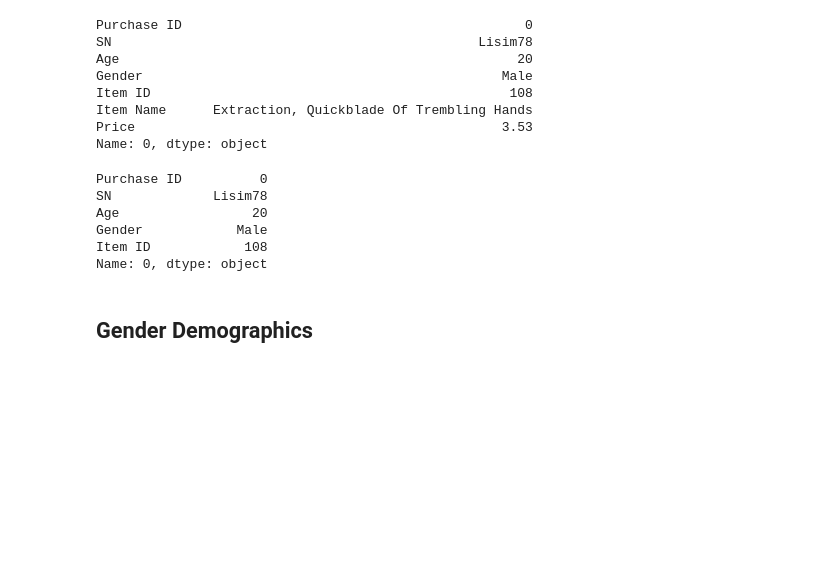
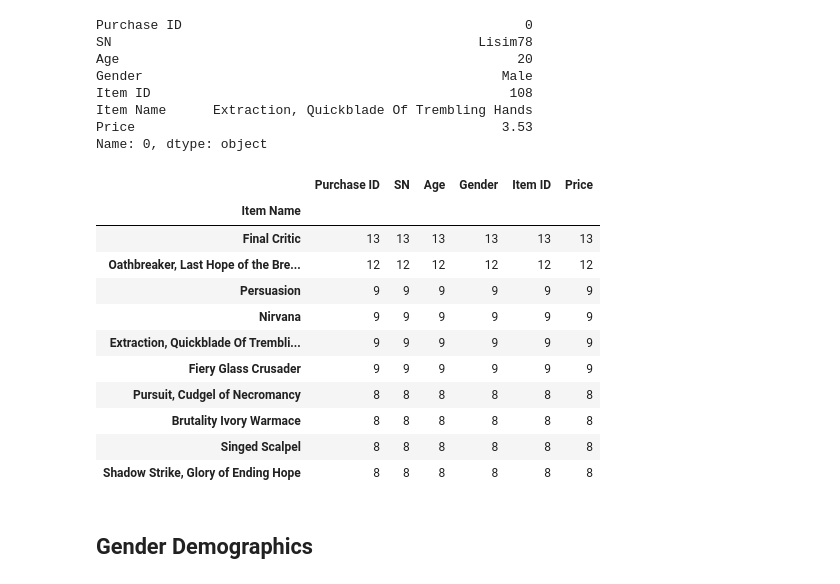
Before and after one commit to aadeba5/pandas-challenge, a Jupyter notebook: 04-Pandas/Instructions/HeroesOfPymoli/HeroesOfPymoli_starter.ipynb, the cells around one changed output. Saved outputs shown, nothing was run; the diff lists cells and outputs as text; code cells hidden in the pictures; blank space fills up the shorter version.

```diff
--- a/04-Pandas/Instructions/HeroesOfPymoli/HeroesOfPymoli_starter.ipynb
+++ b/04-Pandas/Instructions/HeroesOfPymoli/HeroesOfPymoli_starter.ipynb
@@ -162,15 +208,5 @@ Item ID                                              108
 Item Name      Extraction, Quickblade Of Trembling Hands
 Price                                               3.53
 Name: 0, dtype: object
-# %%
-unique_items_df = df.loc[0, :]
-unique_items_df.head()
-# %% [output]
-Purchase ID          0
-SN             Lisim78
-Age                 20
-Gender            Male
-Item ID            108
-Name: 0, dtype: object
 # %%
 #Purchase ID,SN,Age,Gender,Item ID,Item Name,Price
@@ -177,3 +215,21 @@ Name: 0, dtype: object
+# %%
+
+unique_items = df.groupby(["Item Name"]).count().sort_values(by='SN',
+                      ascending=False)
+unique_items.head(10)
+# %% [output]
+|  | Purchase ID | SN | Age | Gender | Item ID | Price |
+| Item Name |  |  |  |  |  |  |
+| Final Critic | 13 | 13 | 13 | 13 | 13 | 13 |
+| Oathbreaker, Last Hope of the Bre... | 12 | 12 | 12 | 12 | 12 | 12 |
+| Persuasion | 9 | 9 | 9 | 9 | 9 | 9 |
+| Nirvana | 9 | 9 | 9 | 9 | 9 | 9 |
+| Extraction, Quickblade Of Trembli... | 9 | 9 | 9 | 9 | 9 | 9 |
+| Fiery Glass Crusader | 9 | 9 | 9 | 9 | 9 | 9 |
+| Pursuit, Cudgel of Necromancy | 8 | 8 | 8 | 8 | 8 | 8 |
+| Brutality Ivory Warmace | 8 | 8 | 8 | 8 | 8 | 8 |
+| Singed Scalpel | 8 | 8 | 8 | 8 | 8 | 8 |
+| Shadow Strike, Glory of Ending Hope | 8 | 8 | 8 | 8 | 8 | 8 |
 # %%
 # The value_counts method counts unique values in a column
 #purchase_df = df["Item Name","Item ID","Purchase ID","SN","Age","Gender","Price"]
```
Also changed, not shown: parts of 16 cells of this notebook.
